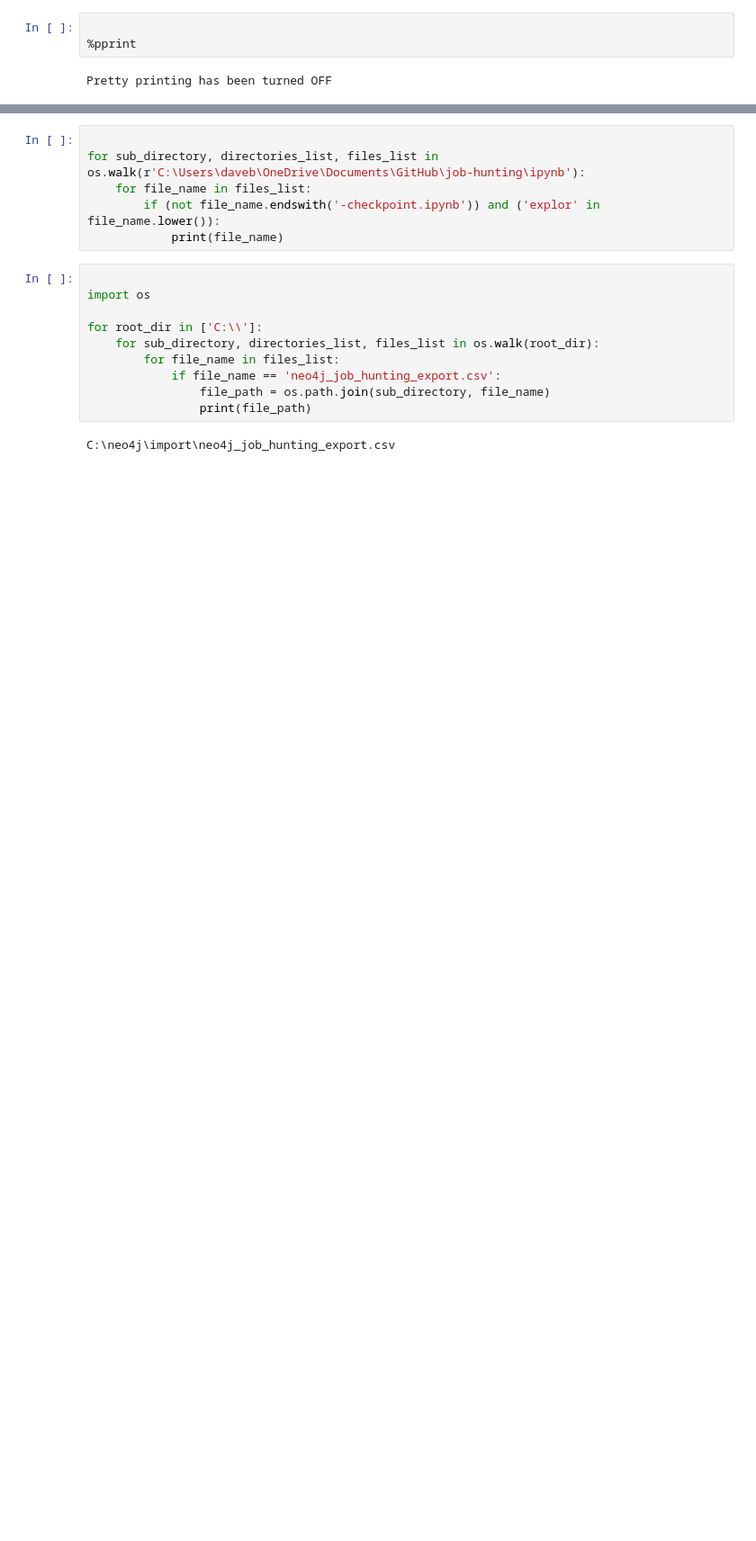
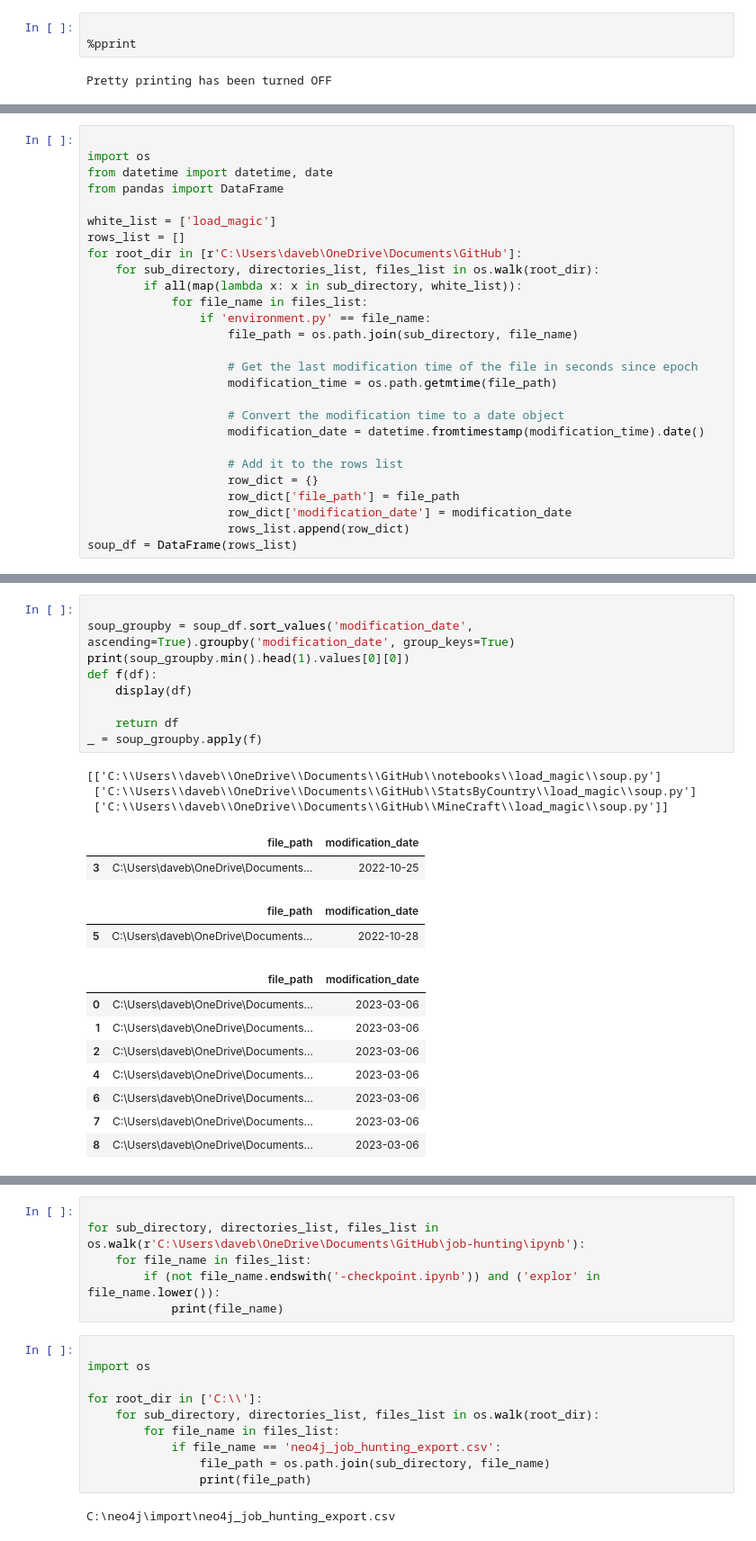
Before and after one commit to dbabbitt/job-hunting, a Jupyter notebook: ipynb/OS Path Navigation.ipynb, the cells around one changed output, grey strips where cells are left out. Shown at 90% size. Cells and saved outputs as stored; diff of their text form; blank space fills up the shorter version.

```diff
--- a/ipynb/OS Path Navigation.ipynb
+++ b/ipynb/OS Path Navigation.ipynb
@@ -35,0 +18,27 @@ C:\Users\daveb\OneDrive\Documents\GitHub\rpc\rpc_env\Lib\site-packages\prompt_to
+# %%
+
+import os
+from datetime import datetime, date
+from pandas import DataFrame
+
+white_list = ['load_magic']
+rows_list = []
+for root_dir in [r'C:\Users\daveb\OneDrive\Documents\GitHub']:
+    for sub_directory, directories_list, files_list in os.walk(root_dir):
+        if all(map(lambda x: x in sub_directory, white_list)):
+            for file_name in files_list:
+                if 'environment.py' == file_name:
+                    file_path = os.path.join(sub_directory, file_name)
+
+                    # Get the last modification time of the file in seconds since epoch
+                    modification_time = os.path.getmtime(file_path)
+
+                    # Convert the modification time to a date object
+                    modification_date = datetime.fromtimestamp(modification_time).date()
+
+                    # Add it to the rows list
+                    row_dict = {}
+                    row_dict['file_path'] = file_path
+                    row_dict['modification_date'] = modification_date
+                    rows_list.append(row_dict)
+soup_df = DataFrame(rows_list)
@@ -36,3 +56,28 @@ C:\Users\daveb\OneDrive\Documents\GitHub\rpc\rpc_env\Lib\site-packages\prompt_to
+# %%
+
+soup_groupby = soup_df.sort_values('modification_date', ascending=True).groupby('modification_date', group_keys=True)
+print(soup_groupby.min().head(1).values[0][0])
+def f(df):
+    display(df)
+
+    return df
+_ = soup_groupby.apply(f)
+# %% [output]
+[['C:\\Users\\daveb\\OneDrive\\Documents\\GitHub\\notebooks\\load_magic\\soup.py']
+ ['C:\\Users\\daveb\\OneDrive\\Documents\\GitHub\\StatsByCountry\\load_magic\\soup.py']
+ ['C:\\Users\\daveb\\OneDrive\\Documents\\GitHub\\MineCraft\\load_magic\\soup.py']]
+|  | file_path | modification_date |
+| 3 | C:\Users\daveb\OneDrive\Documents... | 2022-10-25 |
+|  | file_path | modification_date |
+| 5 | C:\Users\daveb\OneDrive\Documents... | 2022-10-28 |
+|  | file_path | modification_date |
+| 0 | C:\Users\daveb\OneDrive\Documents... | 2023-03-06 |
+| 1 | C:\Users\daveb\OneDrive\Documents... | 2023-03-06 |
+| 2 | C:\Users\daveb\OneDrive\Documents... | 2023-03-06 |
+| 4 | C:\Users\daveb\OneDrive\Documents... | 2023-03-06 |
+| 6 | C:\Users\daveb\OneDrive\Documents... | 2023-03-06 |
+| 7 | C:\Users\daveb\OneDrive\Documents... | 2023-03-06 |
+| 8 | C:\Users\daveb\OneDrive\Documents... | 2023-03-06 |
 # %%
 
 import os
```
Also changed, not shown: parts of 4 cells of this notebook, 45 other files.
